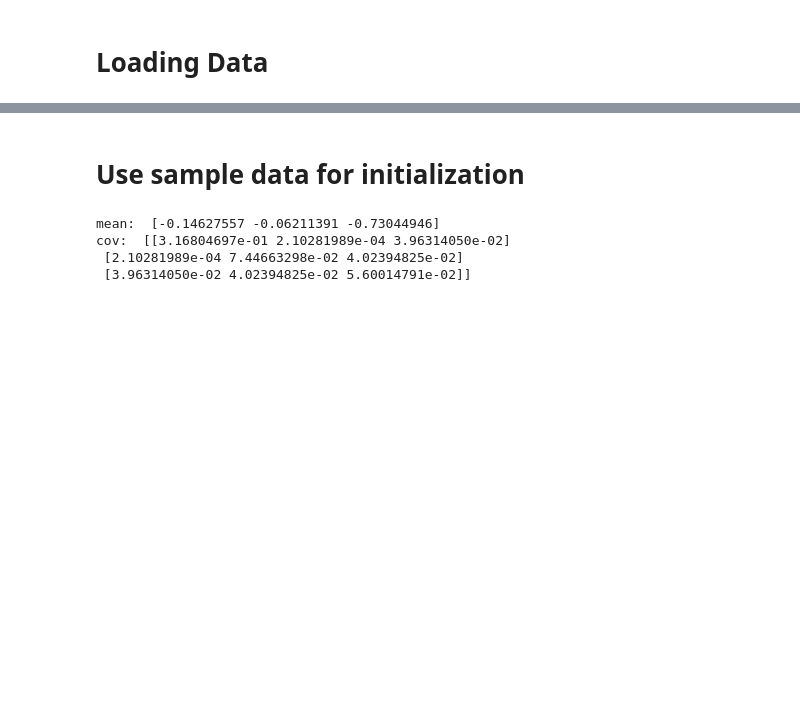
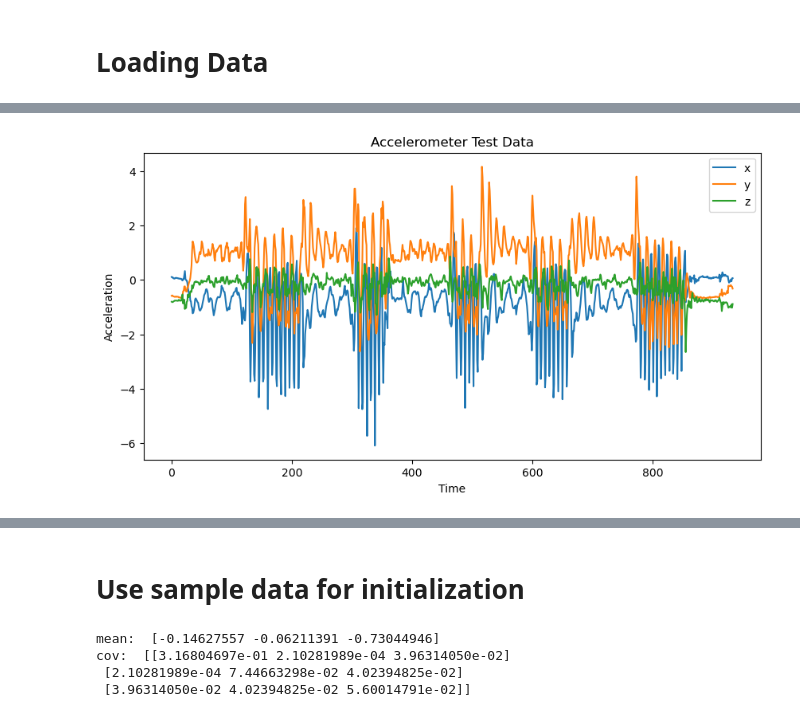
Before and after one commit to k1000dai/prml-lab3, a Jupyter notebook: lab3.ipynb, the cells around one changed output, grey strips where cells are left out. Drawn from its saved outputs; the diff is of its cells as text; code cells hidden in the pictures; blank space fills up the shorter version.

```diff
--- a/lab3.ipynb
+++ b/lab3.ipynb
@@ -53,0 +46,16 @@ plt.show()
+# %%
+plt.figure(figsize=(10, 5))
+x = test_data[:, 0]
+y = test_data[:, 1]
+z = test_data[:, 2]
+time = np.arange(len(x))
+plt.plot(time, x, label="x")
+plt.plot(time, y, label="y")
+plt.plot(time, z, label="z")
+plt.title("Accelerometer Test Data")
+plt.xlabel("Time")
+plt.ylabel("Acceleration")
+plt.legend()
+plt.show()
+# %% [output]
+[figure, added]
```
Also changed, not shown: parts of 17 cells of this notebook, 3 other files.
